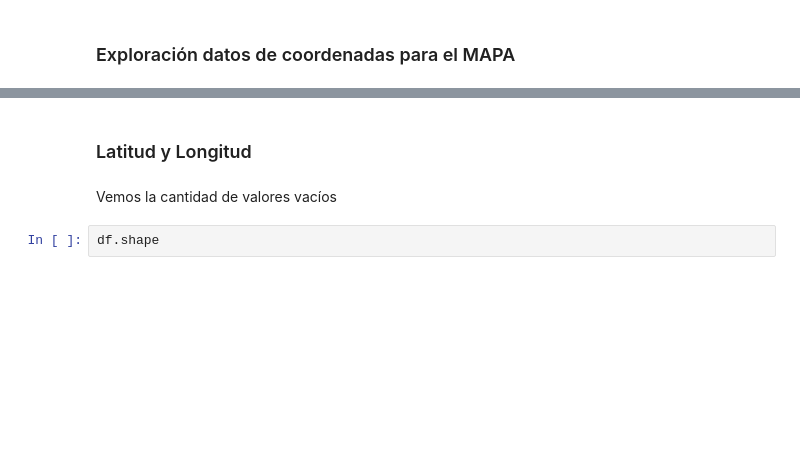
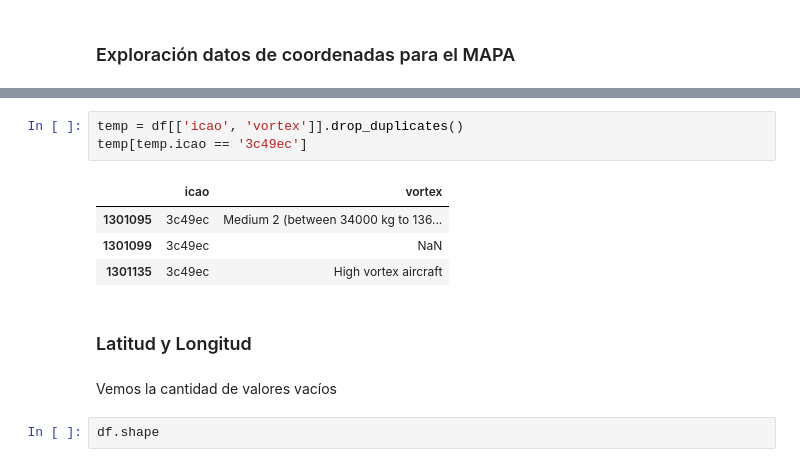
Before and after one commit to artemvarucm/PD2, a Jupyter notebook: src/exploracion/mapa.ipynb, the cells around one changed output, grey strips where cells are left out. Cells and saved outputs as stored; diff of their text form; blank space fills up the shorter version.

```diff
--- a/src/exploracion/mapa.ipynb
+++ b/src/exploracion/mapa.ipynb
@@ -17,3 +53,11 @@ df.head()
+# %%
+temp = df[['icao', 'vortex']].drop_duplicates()
+temp[temp.icao == '3c49ec']
+# %% [output]
+|  | icao | vortex |
+| 1301095 | 3c49ec | Medium 2 (between 34000 kg to 136... |
+| 1301099 | 3c49ec | NaN |
+| 1301135 | 3c49ec | High vortex aircraft |
 # %% [markdown]
 ### Latitud y Longitud
 # %% [markdown]
```
Also changed, not shown: parts of 6 cells of this notebook, 7 other files.
